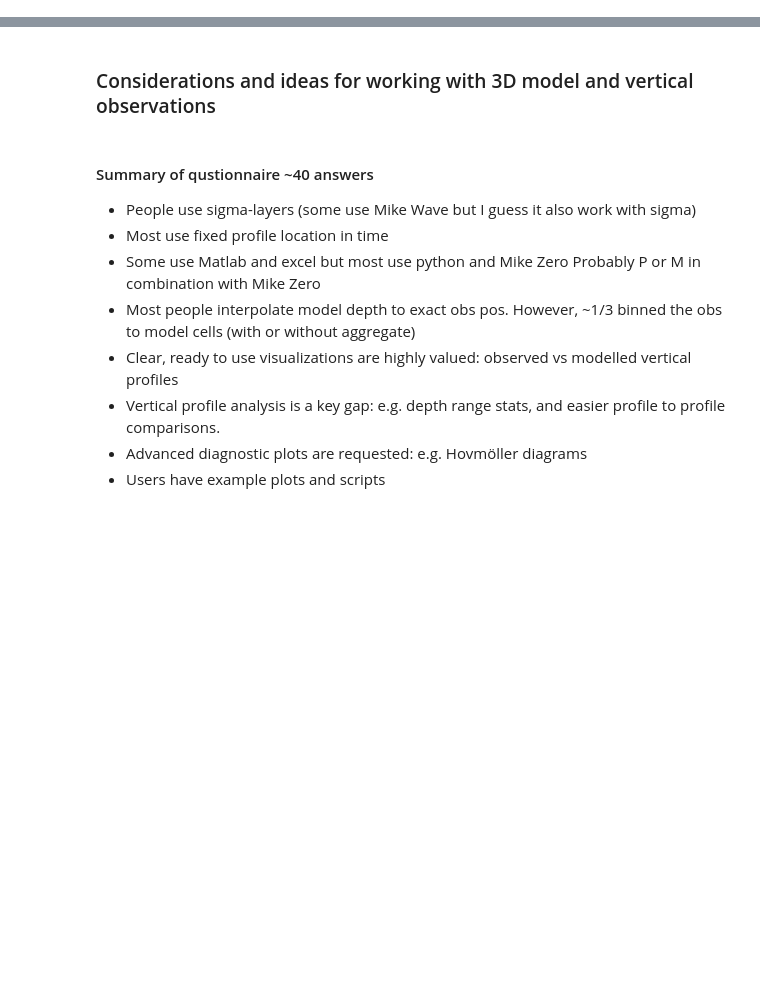
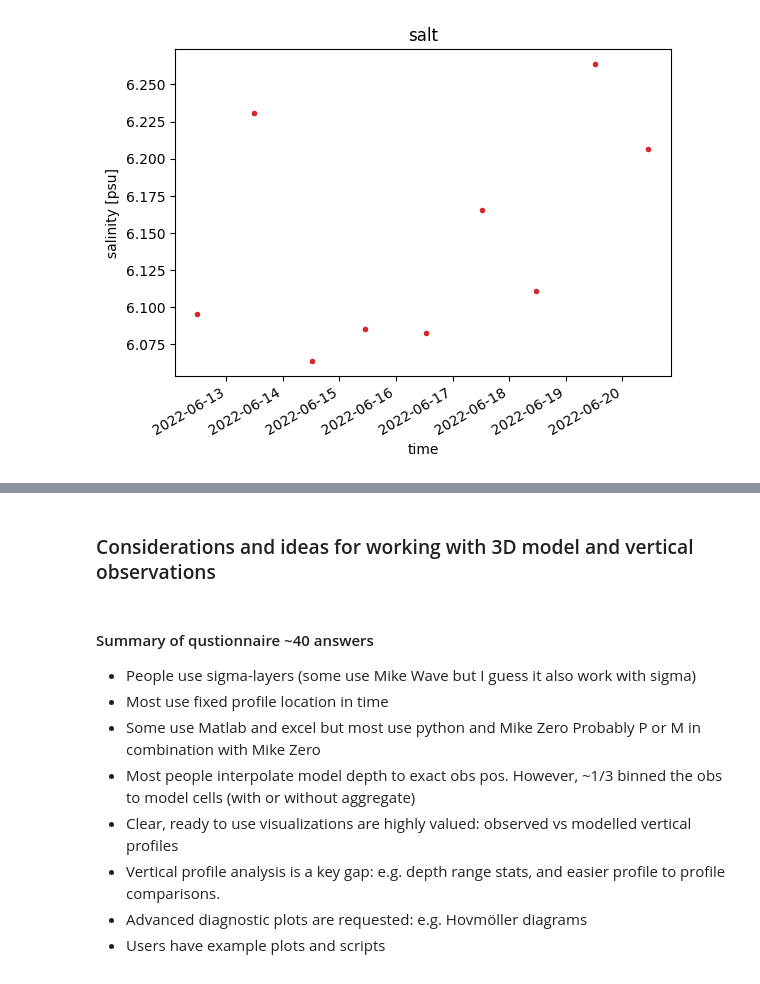
Before and after one commit to DHI/modelskill, a Jupyter notebook: notebooks/vertical_skill.ipynb, the cells around one changed output, grey strips where cells are left out. Saved outputs shown, nothing was run; the diff lists cells and outputs as text; code cells hidden in the pictures; blank space fills up the shorter version.

```diff
--- a/notebooks/vertical_skill.ipynb
+++ b/notebooks/vertical_skill.ipynb
@@ -0,0 +35,4 @@
+# %%
+vo.sel(z=-4).plot()
+# %% [output]
+[figure, added]
```
Also changed, not shown: parts of 6 cells of this notebook.
